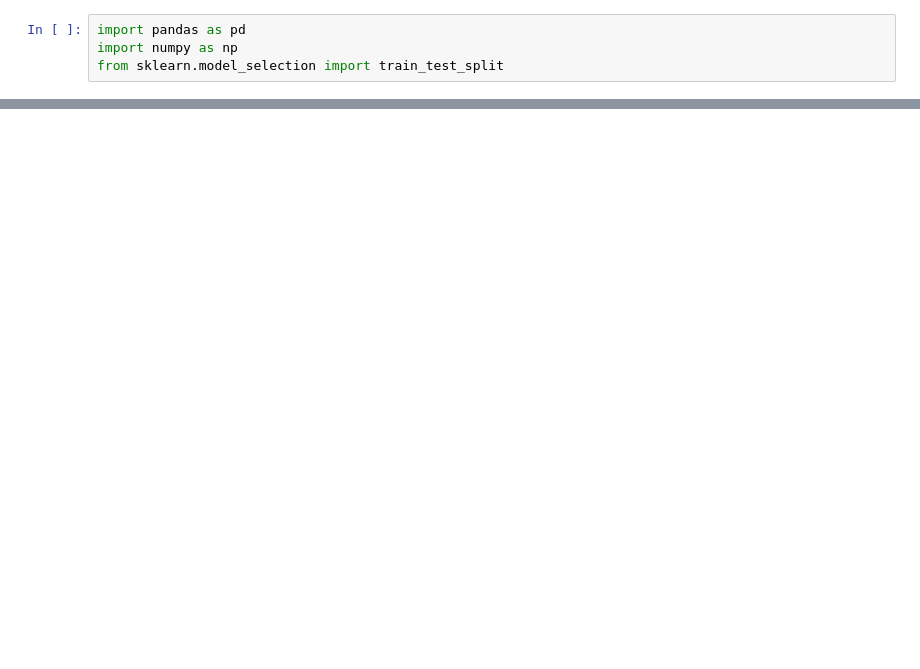
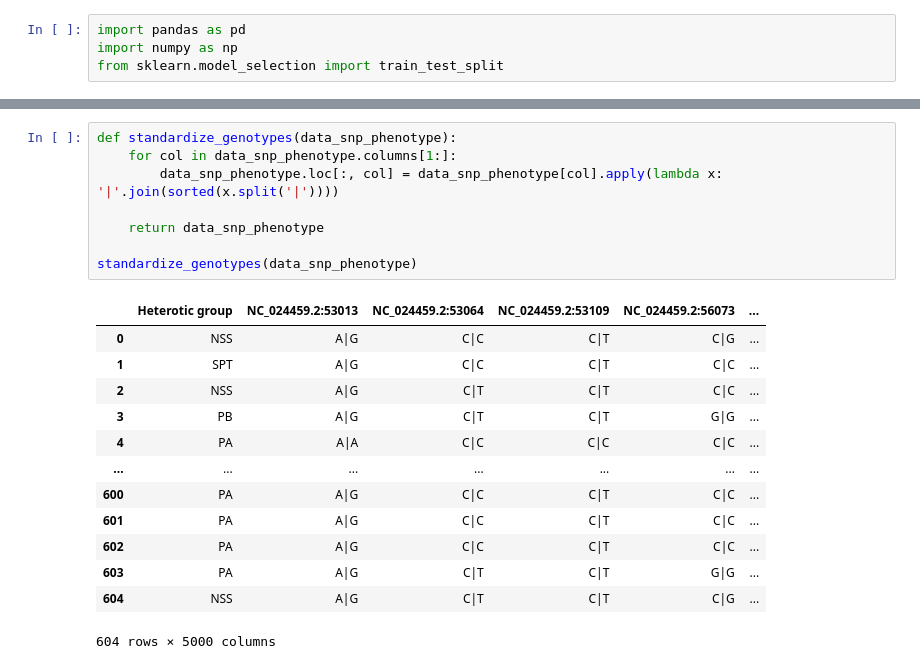
Before and after one commit to Polina1010123/phenoPredict, a Jupyter notebook: code/catboost.ipynb, the cells around one changed output, grey strips where cells are left out. Cells and saved outputs as stored; diff of their text form; blank space fills up the shorter version.

```diff
--- a/code/catboost.ipynb
+++ b/code/catboost.ipynb
@@ -25,0 +31,22 @@ data_snp_phenotype
+# %%
+def standardize_genotypes(data_snp_phenotype):
+    for col in data_snp_phenotype.columns[1:]:
+        data_snp_phenotype.loc[:, col] = data_snp_phenotype[col].apply(lambda x: '|'.join(sorted(x.split('|'))))
+
+    return data_snp_phenotype
+
+standardize_genotypes(data_snp_phenotype)
+# %% [output]
+|  | Heterotic group | NC_024459.2:53013 | NC_024459.2:53064 | NC_024459.2:53109 | NC_024459.2:56073 | ... |
+| 0 | NSS | A|G | C|C | C|T | C|G | ... |
+| 1 | SPT | A|G | C|C | C|T | C|C | ... |
+| 2 | NSS | A|G | C|T | C|T | C|C | ... |
+| 3 | PB | A|G | C|T | C|T | G|G | ... |
+| 4 | PA | A|A | C|C | C|C | C|C | ... |
+| ... | ... | ... | ... | ... | ... | ... |
+| 600 | PA | A|G | C|C | C|T | C|C | ... |
+| 601 | PA | A|G | C|C | C|T | C|C | ... |
+| 602 | PA | A|G | C|C | C|T | C|C | ... |
+| 603 | PA | A|G | C|T | C|T | G|G | ... |
+| 604 | NSS | A|G | C|T | C|T | C|G | ... |
+604 rows × 5000 columns
```
Also changed, not shown: parts of 25 cells of this notebook.
